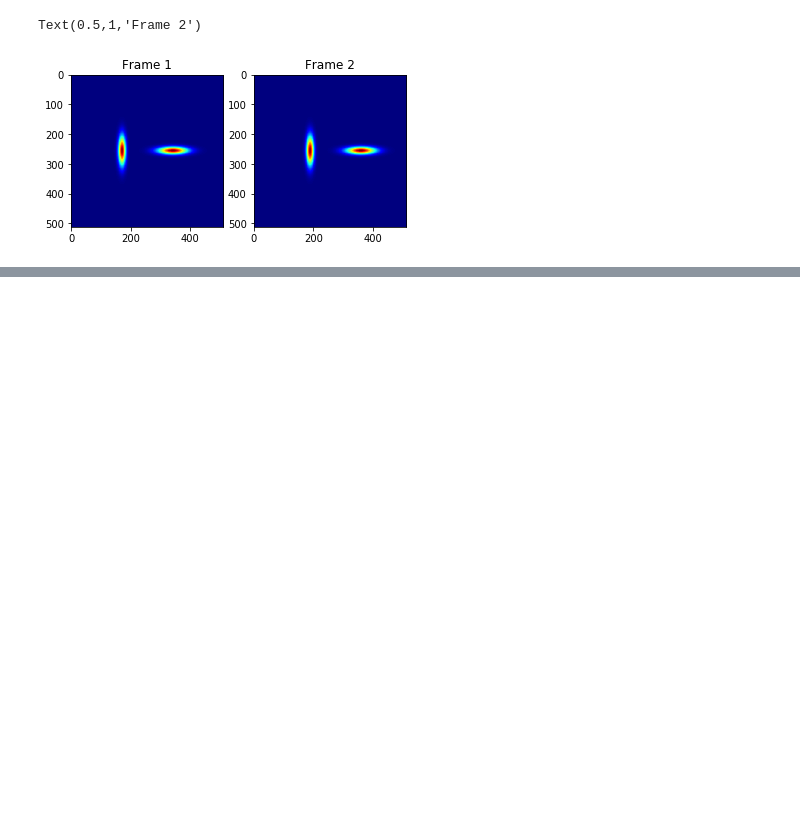
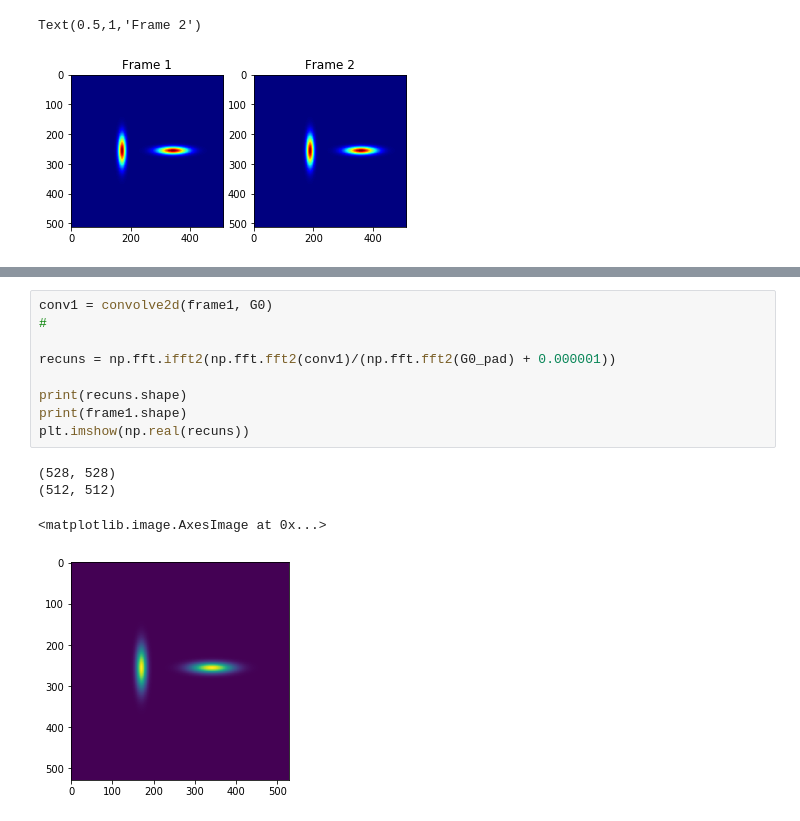
Before and after one commit to Aral-Sarrafi/Phase-Based-Video-Processing, a Jupyter notebook: PMM_Gabor.ipynb, the cells around one changed output, grey strips where cells are left out. Saved outputs shown, nothing was run; the diff lists cells and outputs as text; blank space fills up the shorter version.

```diff
--- a/PMM_Gabor.ipynb
+++ b/PMM_Gabor.ipynb
@@ -114,0 +142,14 @@ Text(0.5,1,'Frame 2')
+# %%
+conv1 = convolve2d(frame1, G0)
+#
+
+recuns = np.fft.ifft2(np.fft.fft2(conv1)/(np.fft.fft2(G0_pad) + 0.000001))
+
+print(recuns.shape)
+print(frame1.shape)
+plt.imshow(np.real(recuns))
+# %% [output]
+(528, 528)
+(512, 512)
+<matplotlib.image.AxesImage at 0x...>
+[figure, added]
```
Also changed, not shown: parts of 2 cells of this notebook.
